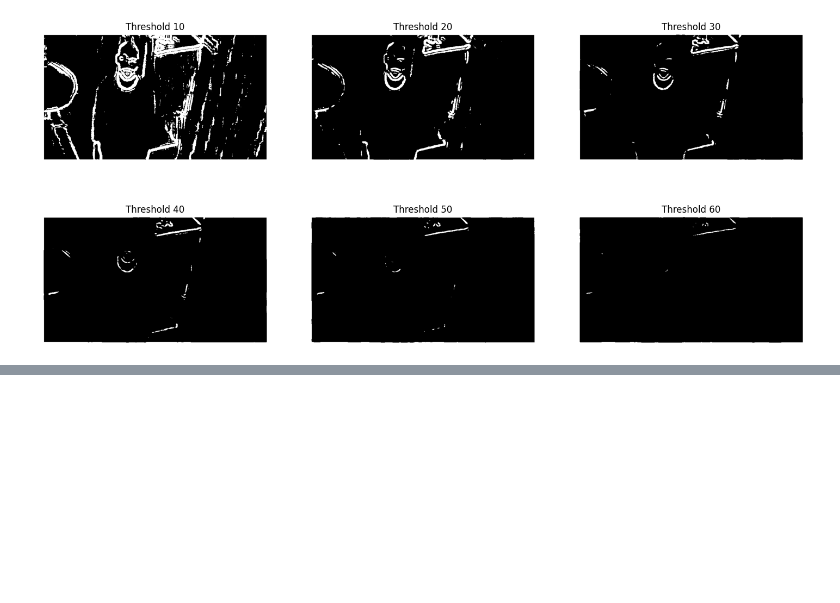
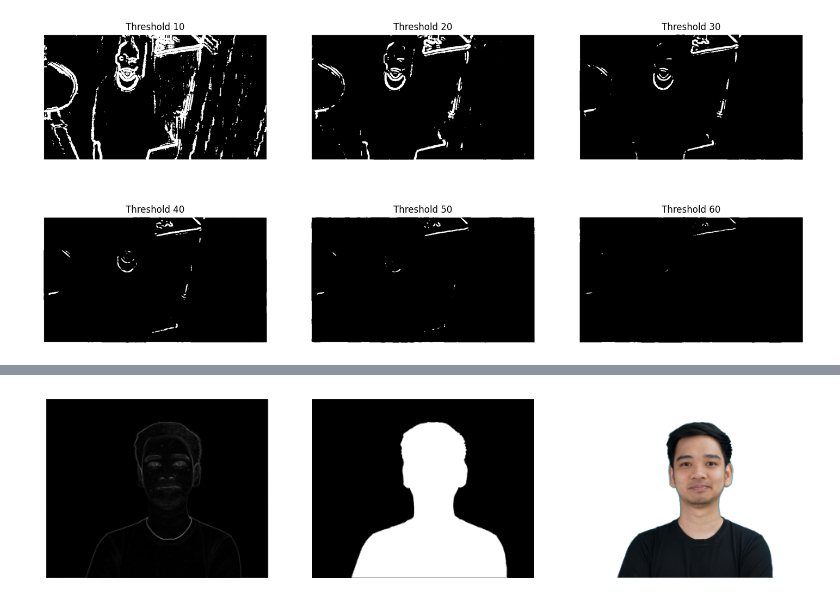
Before and after one commit to praktikum-pcd-2026/jurnal-modul-3-alp-dessdaisies, a Jupyter notebook: Modul3_Fix.ipynb, the cells around one changed output, grey strips where cells are left out. Saved outputs shown, nothing was run; the diff lists cells and outputs as text; code cells hidden in the pictures; blank space fills up the shorter version.

```diff
--- a/Modul3_Fix.ipynb
+++ b/Modul3_Fix.ipynb
@@ -451,0 +550,96 @@ plt.show()
+# %%
+img = cv2.imread('david.jpg')
+img_rgb = cv2.cvtColor(img, cv2.COLOR_BGR2RGB)
+
+h, w, _ = img.shape
+
+gray = cv2.cvtColor(img, cv2.COLOR_BGR2GRAY)
+
+def convolution(img, kernel):
+    k = kernel.shape[0]
+    pad = k // 2
+    padded = np.pad(img, pad, mode='constant')
+    out = np.zeros_like(img, dtype=np.float32)
+
+    for i in range(img.shape[0]):
+        for j in range(img.shape[1]):
+            region = padded[i:i+k, j:j+k]
+            out[i,j] = np.sum(region * kernel)
+
+    return out
+
+sobelX = np.array(
+    [[-1,0,1],
+     [-2,0,2],
+     [-1,0,1]],
+     dtype=np.float32)
+sobelY = np.array(
+    [[1,2,1],
+     [0,0,0],
+     [-1,-2,-1]],
+     dtype=np.float32)
+
+gx = convolution(gray, sobelX)
+gy = convolution(gray, sobelY)
+
+edge = np.abs(gx) + np.abs(gy)
+edge = edge * 255 / np.max(edge)
+edge = edge.astype(np.uint8)
+
+R = img_rgb[:,:,0]
+G = img_rgb[:,:,1]
+B = img_rgb[:,:,2]
+
+mask = np.zeros((h,w), dtype=np.uint8)
+
+for i in range(h):
+    for j in range(w):
+        if not (G[i,j] > R[i,j] + 20 and B[i,j] > R[i,j] + 20):
+            mask[i,j] = 255
+
+for k in range(3):
+    temp = mask.copy()
+    for i in range(1,h-1):
+        for j in range(1,w-1):
+            if temp[i,j] == 255:
+                mask[i+1,j] = 255
+                mask[i-1,j] = 255
+                mask[i,j+1] = 255
+                mask[i,j-1] = 255
+
+mask_med = np.zeros_like(mask)
+
+for i in range(1,h-1):
+    for j in range(1,w-1):
+        neighbors = [
+            mask[i-1,j-1], mask[i-1,j], mask[i-1,j+1],
+            mask[i,j-1],   mask[i,j],   mask[i,j+1],
+            mask[i+1,j-1], mask[i+1,j], mask[i+1,j+1]
+        ]
+        neighbors.sort()
+        mask_med[i,j] = neighbors[4]
+
+result = img_rgb.copy()
+
+for i in range(h):
+    for j in range(w):
+        if mask_med[i,j] == 0:
+            result[i,j] = [255,255,255]  # putih
+
+plt.figure(figsize=(12,4))
+
+plt.subplot(1,3,1)
+plt.imshow(edge, cmap='gray')
+plt.axis('off')
+
+plt.subplot(1,3,2)
+plt.imshow(mask_med, cmap='gray')
+plt.axis('off')
+
+plt.subplot(1,3,3)
+plt.imshow(result)
+plt.axis('off')
+
+plt.show()
+# %% [output]
+[figure, added]
```
Also changed, not shown: parts of 21 cells of this notebook.
